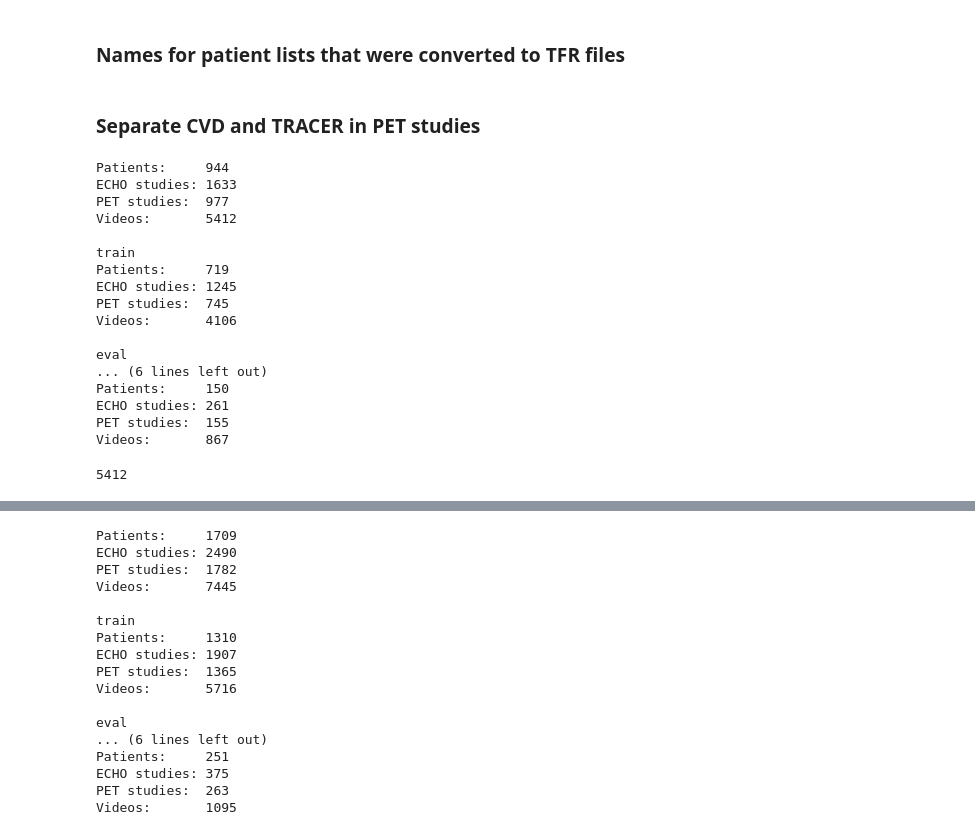
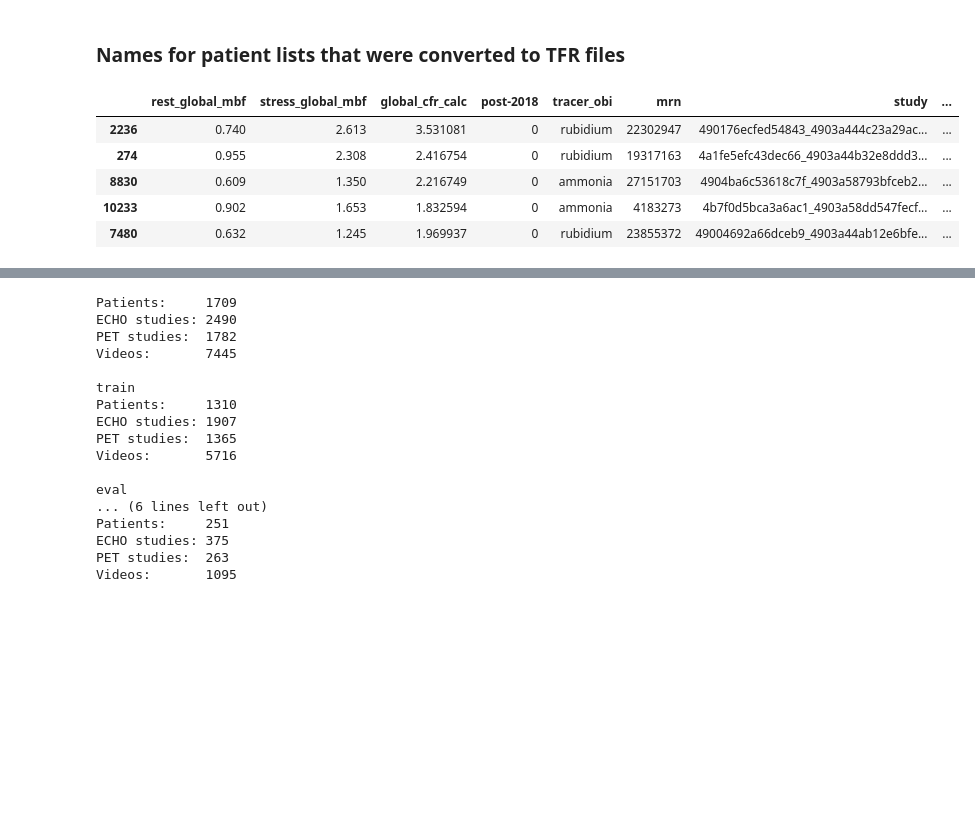
Before and after one commit to awerdich/werdich-cfr, a Jupyter notebook: notebooks/cfr_consort_data.ipynb, the cells around one changed output, grey strips where cells are left out. Drawn from its saved outputs; the diff is of its cells as text; code cells hidden in the pictures; blank space fills up the shorter version.

```diff
--- a/notebooks/cfr_consort_data.ipynb
+++ b/notebooks/cfr_consort_data.ipynb
@@ -452,40 +406,15 @@ def numbers_print(dset, mode_list):
         print(f'PET studies:  {len(dset_m.petmrn_identifier.unique())}')
         print(f'Videos:       {dset_m.shape[0]}')
         print()
-# %% [markdown]
-### Separate CVD and TRACER in PET studies ###
-# %%
-cfr_meta_date = '200617'
-dataset_filename = 'global_pet_echo_dataset_'+cfr_meta_date+'.parquet'
-dset = pd.read_parquet(os.path.join(meta_dir, dataset_filename))
-
-# Filter the tracer
-dset_ammonia = dset[dset.tracer_obi=='ammonia']
-
-mode_list = ['train', 'eval', 'test']
-numbers_print(dset_ammonia, mode_list)
-# %% [output]
-Patients:     944
-ECHO studies: 1633
-PET studies:  977
-Videos:       5412
-
-train
-Patients:     719
-ECHO studies: 1245
-PET studies:  745
-Videos:       4106
-
-eval
-... (6 lines left out)
-Patients:     150
-ECHO studies: 261
-PET studies:  155
-Videos:       867
-# %%
-867+439+4106
-# %% [output]
-5412
+# %%
+dset.head()
+# %% [output]
+|  | rest_global_mbf | stress_global_mbf | global_cfr_calc | post-2018 | tracer_obi | mrn | study | ... |
+| 2236 | 0.740 | 2.613 | 3.531081 | 0 | rubidium | 22302947 | 490176ecfed54843_4903a444c23a29ac... | ... |
+| 274 | 0.955 | 2.308 | 2.416754 | 0 | rubidium | 19317163 | 4a1fe5efc43dec66_4903a44b32e8ddd3... | ... |
+| 8830 | 0.609 | 1.350 | 2.216749 | 0 | ammonia | 27151703 | 4904ba6c53618c7f_4903a58793bfceb2... | ... |
+| 10233 | 0.902 | 1.653 | 1.832594 | 0 | ammonia | 4183273 | 4b7f0d5bca3a6ac1_4903a58dd547fecf... | ... |
+| 7480 | 0.632 | 1.245 | 1.969937 | 0 | rubidium | 23855372 | 49004692a66dceb9_4903a44ab12e6bfe... | ... |
 # %%
 n_pet_studies = len(dset.petmrn_identifier.unique())
 print(f'Total PET studies:    {n_pet_studies}')
```
Also changed, not shown: parts of 12 cells of this notebook, 5 other files.
